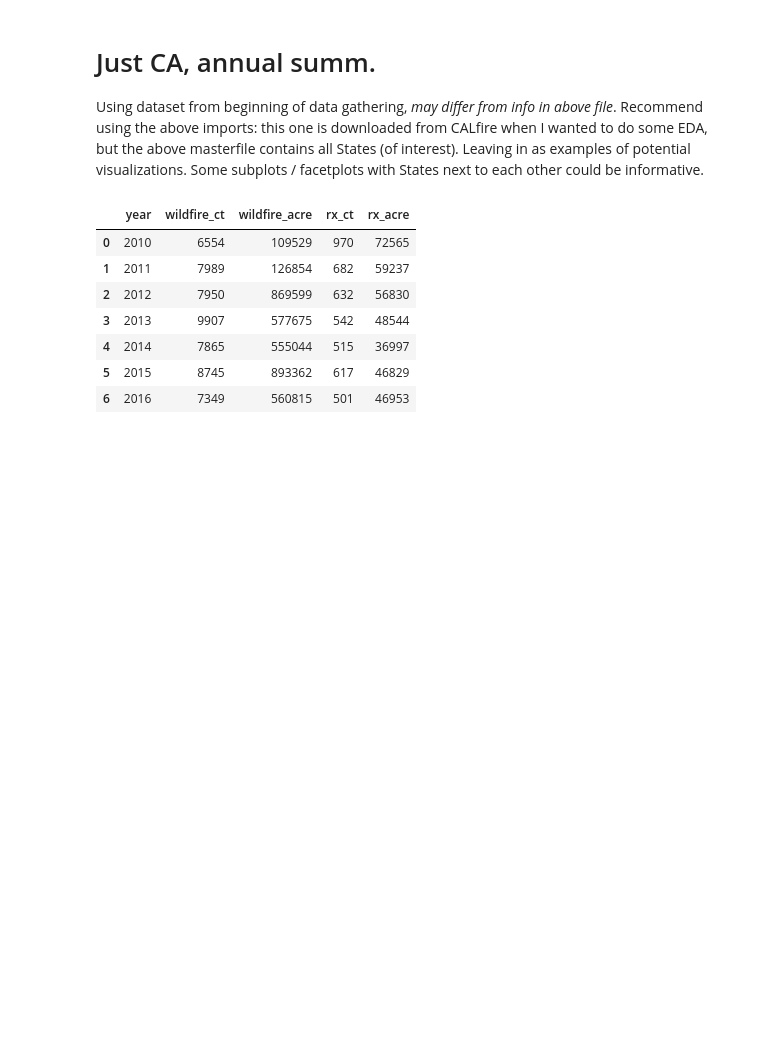
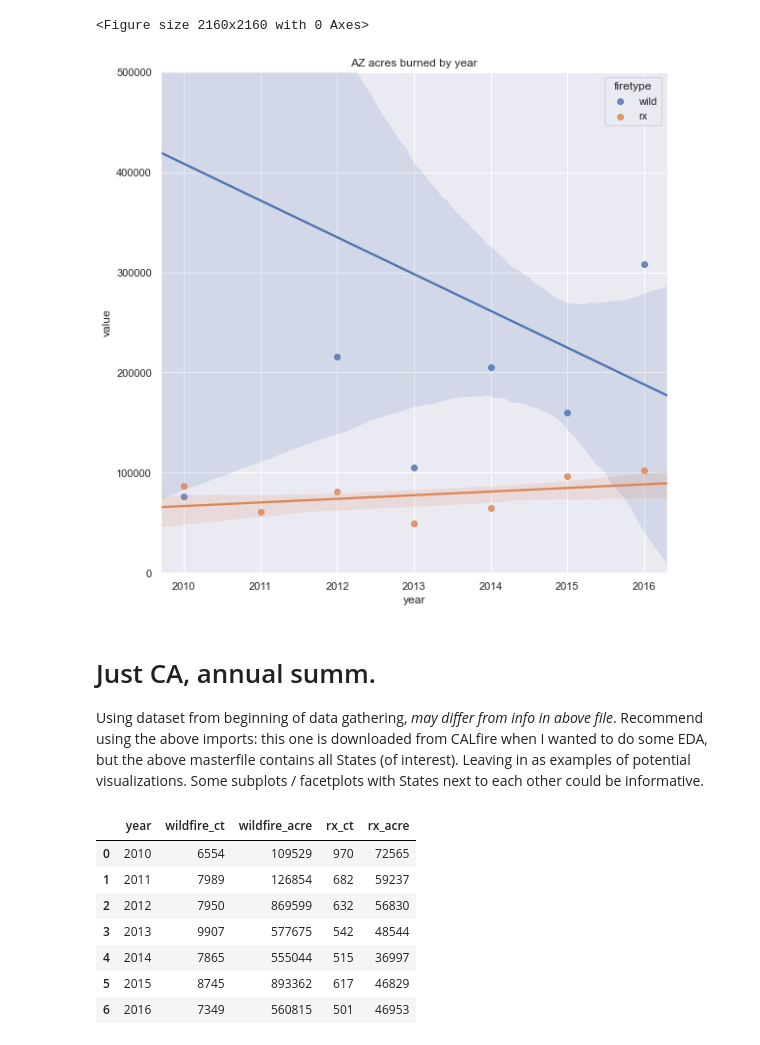
Before and after one commit to rileydr/AirQuality-USWest, a Jupyter notebook: code/annual_burn_summs.ipynb, the cells around one changed output. Saved outputs shown, nothing was run; the diff lists cells and outputs as text; code cells hidden in the pictures; blank space fills up the shorter version.

```diff
--- a/code/annual_burn_summs.ipynb
+++ b/code/annual_burn_summs.ipynb
@@ -33,3 +82,13 @@ all_states.head(20)
+# %%
+az = vert_all.loc[vert_all['state'] == 'AZ']
+plt.figure(figsize=(30,30))
+my_plot = sns.lmplot(data=az.loc[az['metric']=='acres'], x='year', y='value', hue='firetype',
+          legend_out=False, truncate=False, ci = 70, size=8)
+my_plot.set(ylim=(0, 500000), title='AZ acres burned by year', )
+plt.show();
+# %% [output]
+<Figure size 2160x2160 with 0 Axes>
+[figure, added]
 # %% [markdown]
 # Just CA, annual summ.
 Using dataset from beginning of data gathering, _may differ from info in above file_.  Recommend using the above imports: this one is downloaded from CALfire when I wanted to do some EDA, but the above masterfile contains all States (of interest).  Leaving in as examples of potential visualizations.  Some subplots / facetplots with States next to each other could be informative.
```
Also changed, not shown: parts of 15 cells of this notebook.
